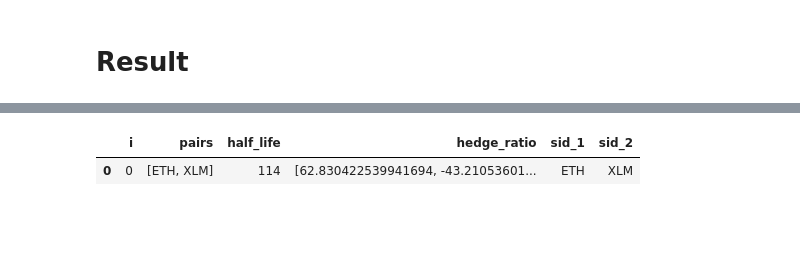
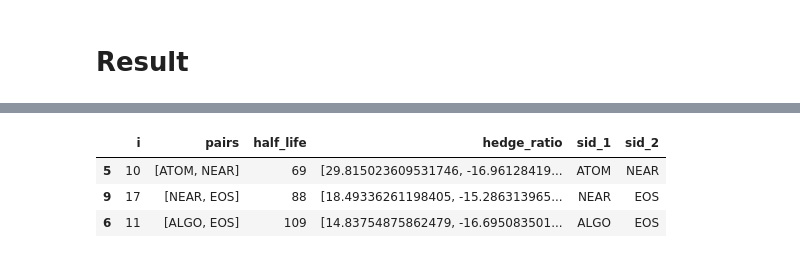
Before and after one commit to beannguyen/crypto-pair-trading, a Jupyter notebook: src/research/Live Test Crypto Pair Trading with Johansen Test.ipynb, the cells around one changed output, grey strips where cells are left out. Saved outputs shown, nothing was run; the diff lists cells and outputs as text; code cells hidden in the pictures; blank space fills up the shorter version.

```diff
--- a/src/research/Live Test Crypto Pair Trading with Johansen Test.ipynb
+++ b/src/research/Live Test Crypto Pair Trading with Johansen Test.ipynb
@@ -22,15 +22,15 @@ plt.ioff()
 # %%
 API_BASE = 'https://fapi.binance.com/fapi/v1/'
-DATA_PATH = '/mnt/c/Users/vmodg/source/repos/BeanRepos/crypto-pair-trading/data/'
-# DATA_PATH = '/mnt/d/Working/PersonalProjects/Trading/trading-agent/crypto-pair-trading/data/crypto/'
+# DATA_PATH = '/mnt/c/Users/vmodg/source/repos/BeanRepos/crypto-pair-trading/data/'
+DATA_PATH = '/mnt/d/Working/PersonalProjects/Trading/trading-agent/crypto-pair-trading/data/crypto/'
 # TIMEFRAME = '1d'
 # lookback = 1000
 
-# TIMEFRAME = '1h'
-# lookback = 30*4
+TIMEFRAME = '1h'
+lookback = 30*4
 
-TIMEFRAME = '15m'
-lookback = 30*2
+# TIMEFRAME = '15m'
+# lookback = 30*2
 # %%
 
 
@@ -359,13 +368,15 @@ stationary_df
 stationary_df.to_csv(f'stationary_df_{TIMEFRAME}.csv', index=False)
 # stationary_df
 # %%
-ignored_symbols = ['AVAX', 'XMR', 'ETC', 'DOT']
+ignored_symbols = ['ETH', 'XLM', 'ETC', 'DOT']
 # ignored_symbols= []
 mask = ~(stationary_df['sid_1'].isin(ignored_symbols) | stationary_df['sid_2'].isin(ignored_symbols))
 filtered_df = stationary_df[mask]
 # filtered_df['hdiff'] = filtered_df['hedge_ratio'].apply(lambda x: np.sum(x))
 # filtered_df.query('abs(hdiff) <= 10')
 filtered_df
 # %% [output]
 |  | i | pairs | half_life | hedge_ratio | sid_1 | sid_2 |
-| 0 | 0 | [ETH, XLM] | 114 | [62.830422539941694, -43.21053601... | ETH | XLM |
+| 5 | 10 | [ATOM, NEAR] | 69 | [29.815023609531746, -16.96128419... | ATOM | NEAR |
+| 9 | 17 | [NEAR, EOS] | 88 | [18.49336261198405, -15.286313965... | NEAR | EOS |
+| 6 | 11 | [ALGO, EOS] | 109 | [14.83754875862479, -16.695083501... | ALGO | EOS |
```
Also changed, not shown: parts of 4 cells of this notebook, 5 other files.
